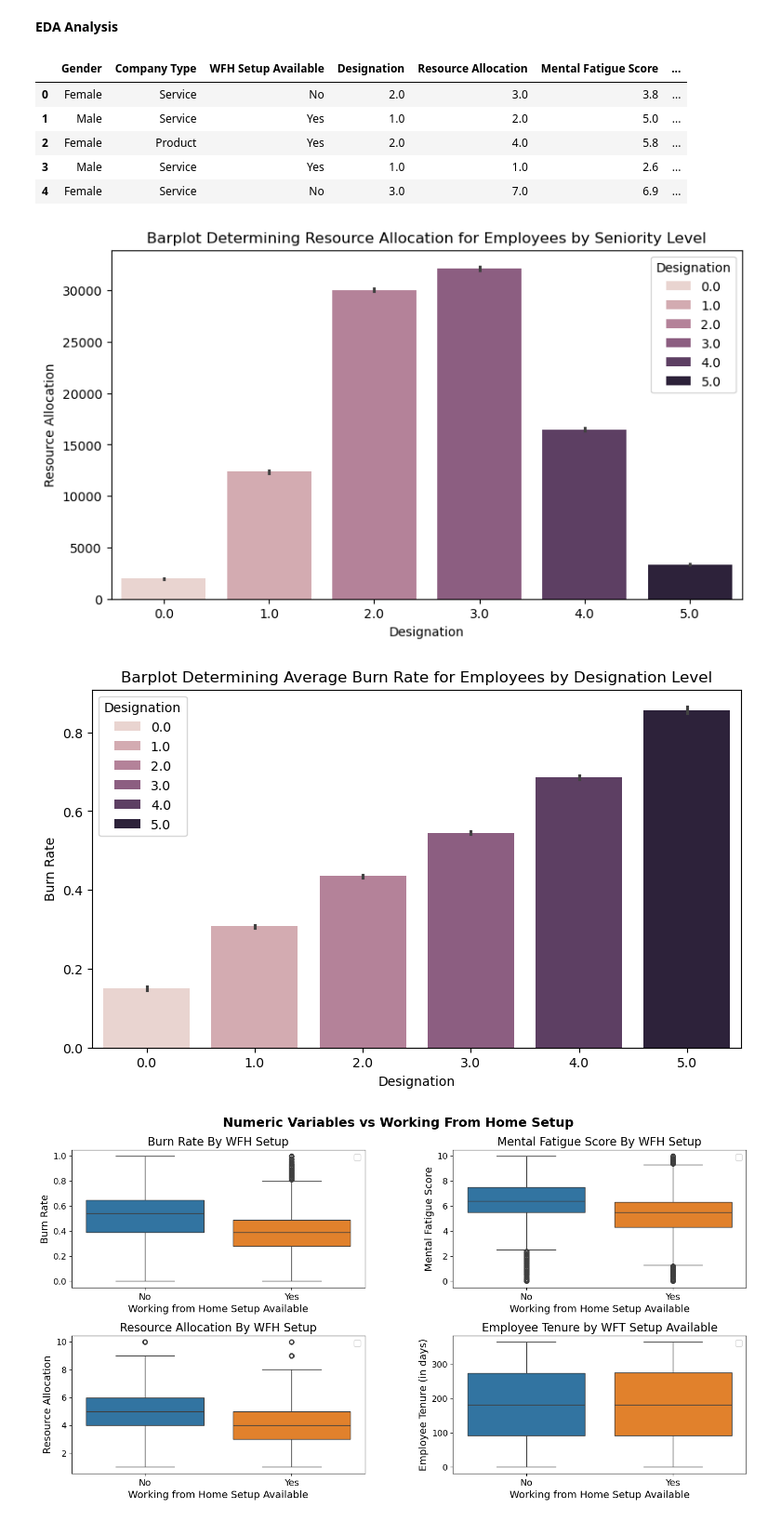
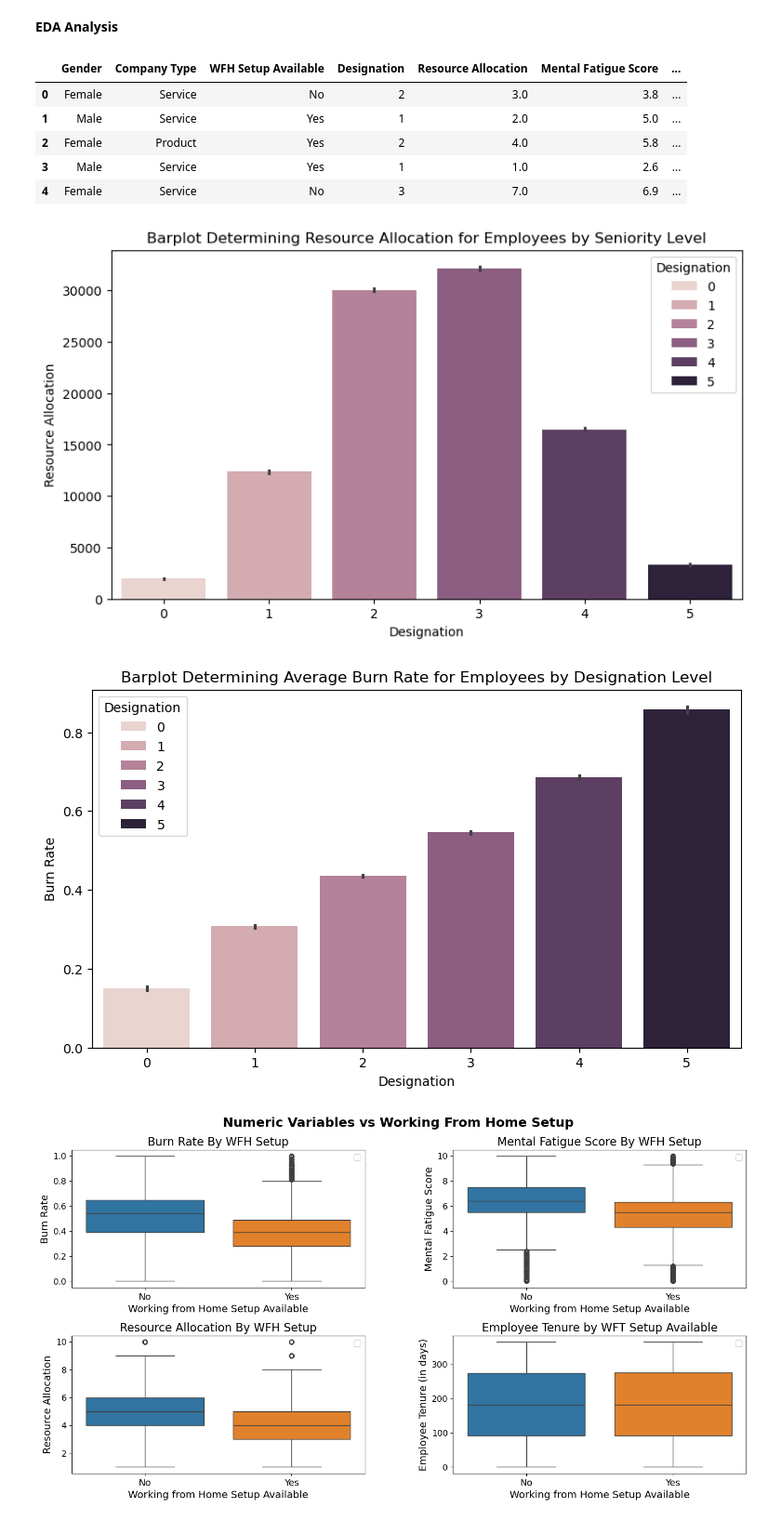
Before and after one commit to avakilov/Capstone-Project-DSC-288R, a Jupyter notebook: Milestone3_code_rundown.ipynb, the cells around one changed output. Shown at 93% size. Drawn from its saved outputs; the diff is of its cells as text; code cells hidden in the pictures.

```diff
--- a/Milestone3_code_rundown.ipynb
+++ b/Milestone3_code_rundown.ipynb
@@ -83,6 +83,9 @@ reference_date = pd.Timestamp("2008-12-31")
 df_clean["days_since_joined"] = (reference_date - df_clean["Date of Joining"]).dt.days
 df_clean = df_clean.drop(columns=["Date of Joining"])
 
+#convert designation column and resource allocation from float64 data type to integer data type
+df_clean["Designation"] = df_clean["Designation"].astype(int)
+
 # categorical columns will be one hot encoded during modeling process
 cat_cols = [
     "Gender",
@@ -272,6 +291,10 @@ for col in cols_to_impute:
         replace=True
     )
 
+#data type conversions
+df_median["Resource Allocation"] = df_median["Resource Allocation"].astype(int)
+df_prob["Resource Allocation"] = df_prob["Resource Allocation"].astype(int)
+
 # Feature engineering
 df_prob["Workload Fatigue Interaction"] = df_prob["Resource Allocation"] * df_prob["Mental Fatigue Score"]
 df_prob["Fatigue Ratio"] = df_prob["Mental Fatigue Score"] / df_prob["Resource Allocation"]
@@ -327,29 +378,29 @@ plt.show()
 df_median.head(5)
 # %% [output]
 |  | Gender | Company Type | WFH Setup Available | Designation | Resource Allocation | Mental Fatigue Score | ... |
-| 0 | Female | Service | No | 2.0 | 3.0 | 3.8 | ... |
-| 1 | Male | Service | Yes | 1.0 | 2.0 | 5.0 | ... |
-| 2 | Female | Product | Yes | 2.0 | 4.0 | 5.8 | ... |
-| 3 | Male | Service | Yes | 1.0 | 1.0 | 2.6 | ... |
-| 4 | Female | Service | No | 3.0 | 7.0 | 6.9 | ... |
+| 0 | Female | Service | No | 2 | 3.0 | 3.8 | ... |
+| 1 | Male | Service | Yes | 1 | 2.0 | 5.0 | ... |
+| 2 | Female | Product | Yes | 2 | 4.0 | 5.8 | ... |
+| 3 | Male | Service | Yes | 1 | 1.0 | 2.6 | ... |
+| 4 | Female | Service | No | 3 | 7.0 | 6.9 | ... |
 # %%
-order = [0.0, 1.0, 2.0, 3.0, 4.0, 5.0]
+order = [0, 1, 2, 3, 4, 5]
 
 f, x = plt.subplots(1, 1, figsize=(9, 5))
 ax = sns.barplot(df_median, x="Designation", y="Resource Allocation", estimator=np.sum, hue="Designation",
                                 order=order)
 ax.set_title("Barplot Determining Resource Allocation for Employees by Seniority Level");
 # %% [output]
-[figure, old version]
+[figure, new version]
 # %%
-order = [0.0, 1.0, 2.0, 3.0, 4.0, 5.0]
+order = [0, 1, 2, 3, 4, 5]
 
 f, x = plt.subplots(1, 1, figsize=(9, 5))
 ax = sns.barplot(df_median, x="Designation", y="Burn Rate", estimator=np.mean, hue="Designation",
                                 order=order)
 ax.set_title("Barplot Determining Average Burn Rate for Employees by Designation Level");
 # %% [output]
-[figure, old version]
+[figure, new version]
 # %%
 fig, axes = plt.subplots(2, 2, figsize=(17, 8))
 
```
Also changed, not shown: parts of 22 cells of this notebook.
